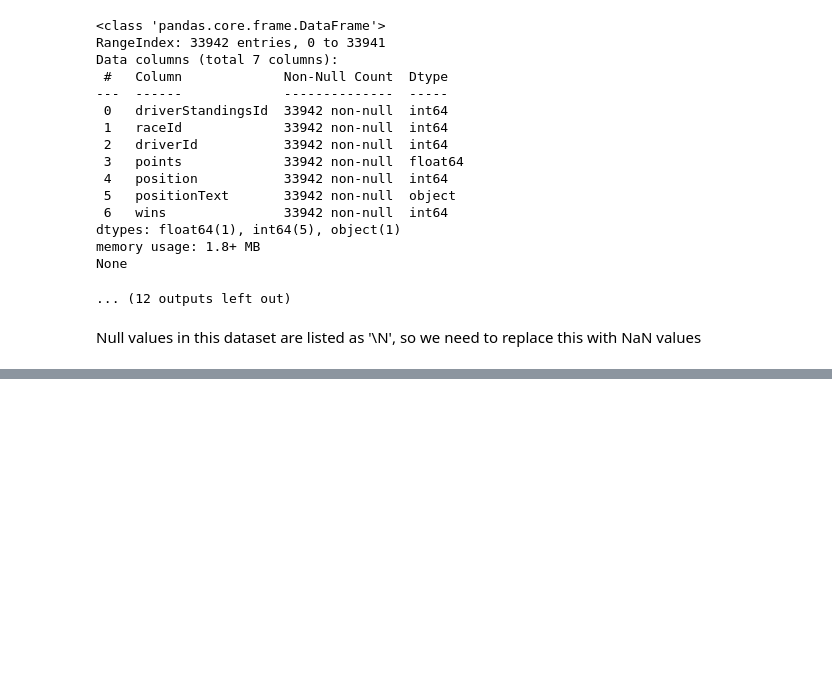
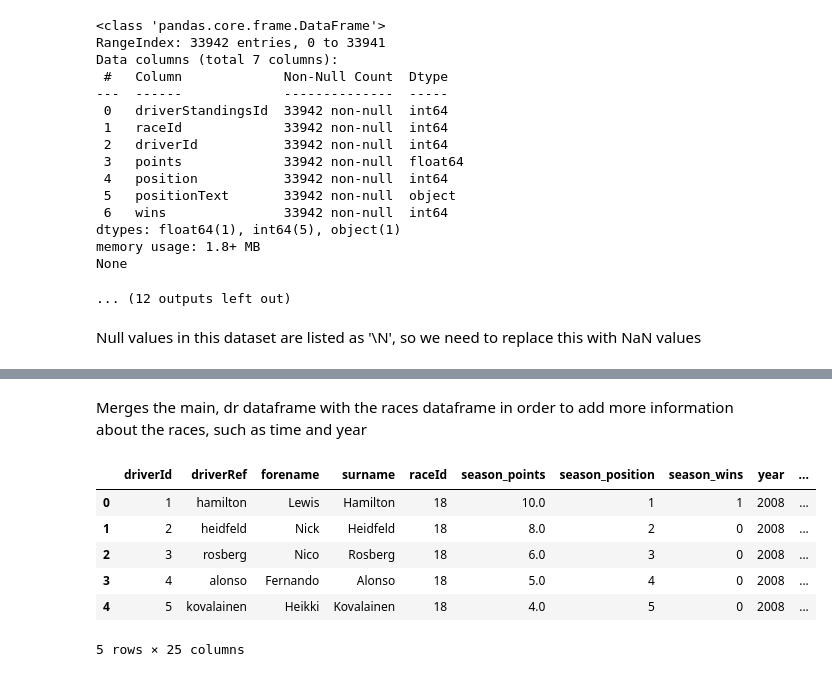
Before and after one commit to nateq02/STAT_Final_Project, a Jupyter notebook: final_project.ipynb, the cells around one changed output, grey strips where cells are left out. Cells and saved outputs as stored; diff of their text form; code cells hidden in the pictures; blank space fills up the shorter version.

```diff
--- a/final_project.ipynb
+++ b/final_project.ipynb
@@ -403,0 +291,13 @@ Index(['driverId', 'code', 'forename', 'surname', 'nationality',
+# %% [markdown]
+Merges the main, dr dataframe with the races dataframe in order to add more information about the races, such as time and year
+# %%
+dr = pd.merge(dr, df_dict['races'], on = 'raceId')
+dr.head()
+# %% [output]
+|  | driverId | driverRef | forename | surname | raceId | season_points | season_position | season_wins | year | ... |
+| 0 | 1 | hamilton | Lewis | Hamilton | 18 | 10.0 | 1 | 1 | 2008 | ... |
+| 1 | 2 | heidfeld | Nick | Heidfeld | 18 | 8.0 | 2 | 0 | 2008 | ... |
+| 2 | 3 | rosberg | Nico | Rosberg | 18 | 6.0 | 3 | 0 | 2008 | ... |
+| 3 | 4 | alonso | Fernando | Alonso | 18 | 5.0 | 4 | 0 | 2008 | ... |
+| 4 | 5 | kovalainen | Heikki | Kovalainen | 18 | 4.0 | 5 | 0 | 2008 | ... |
+5 rows × 25 columns
```
Also changed, not shown: parts of 52 cells of this notebook.
